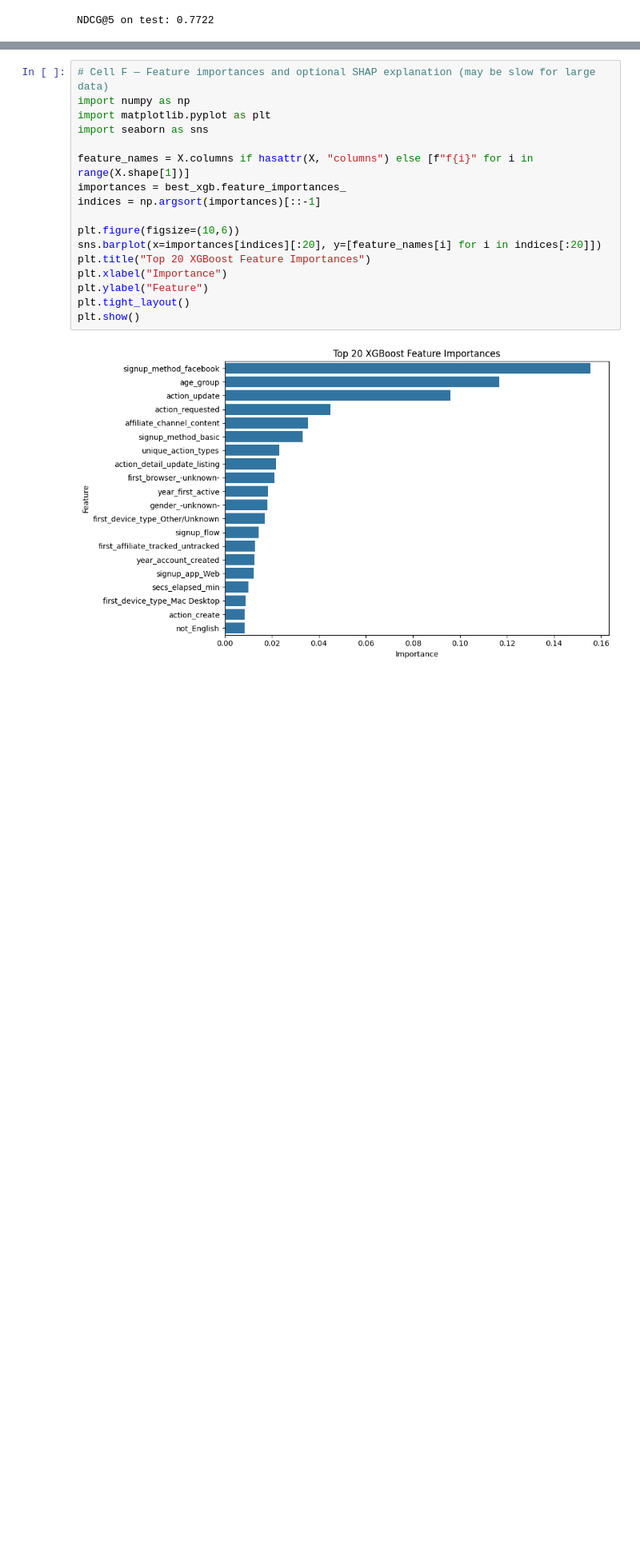
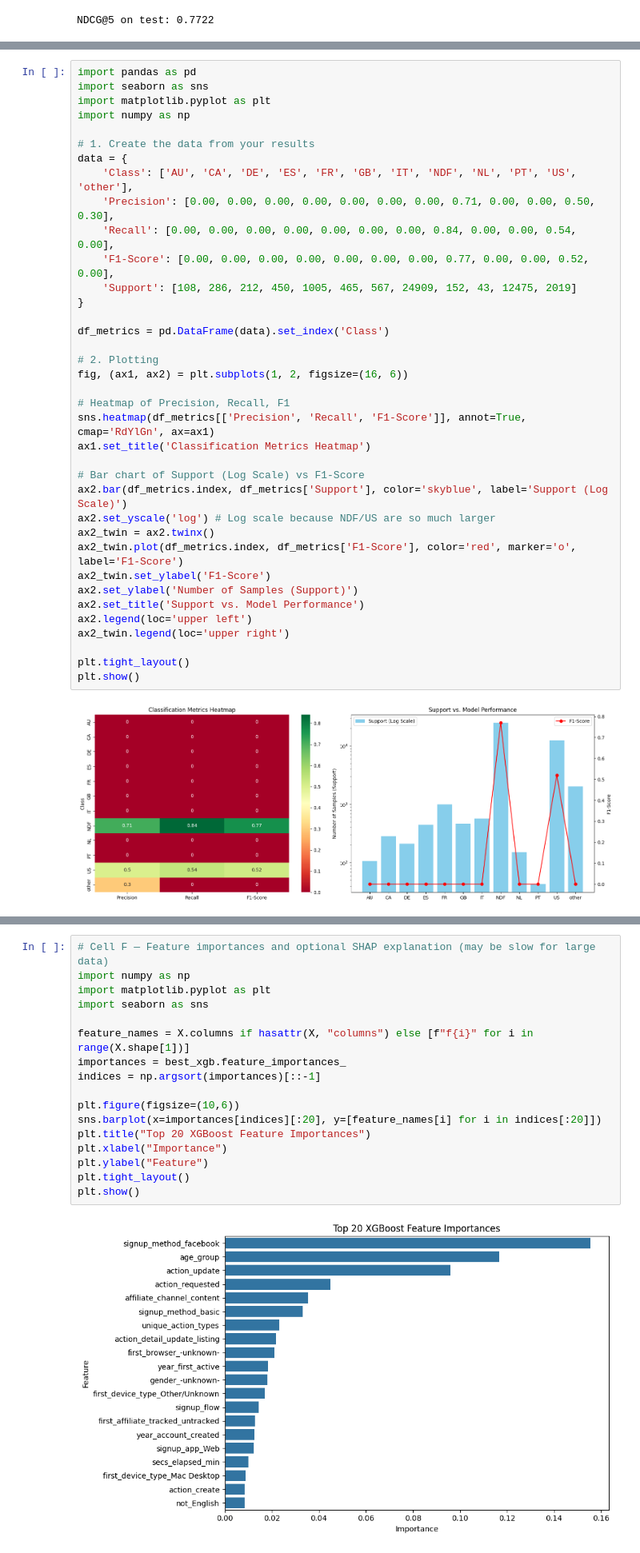
Before and after one commit to Rezacs/Airbnb, a Jupyter notebook: merged/FINAL.ipynb, the cells around one changed output, grey strips where cells are left out. Shown at 80% size. Cells and saved outputs as stored; diff of their text form; blank space fills up the shorter version.

```diff
--- a/merged/FINAL.ipynb
+++ b/merged/FINAL.ipynb
@@ -2206,0 +2295,39 @@ NDCG@5 on test: 0.7722
+# %%
+import pandas as pd
+import seaborn as sns
+import matplotlib.pyplot as plt
+import numpy as np
+
+# 1. Create the data from your results
+data = {
+    'Class': ['AU', 'CA', 'DE', 'ES', 'FR', 'GB', 'IT', 'NDF', 'NL', 'PT', 'US', 'other'],
+    'Precision': [0.00, 0.00, 0.00, 0.00, 0.00, 0.00, 0.00, 0.71, 0.00, 0.00, 0.50, 0.30],
+    'Recall': [0.00, 0.00, 0.00, 0.00, 0.00, 0.00, 0.00, 0.84, 0.00, 0.00, 0.54, 0.00],
+    'F1-Score': [0.00, 0.00, 0.00, 0.00, 0.00, 0.00, 0.00, 0.77, 0.00, 0.00, 0.52, 0.00],
+    'Support': [108, 286, 212, 450, 1005, 465, 567, 24909, 152, 43, 12475, 2019]
+}
+
+df_metrics = pd.DataFrame(data).set_index('Class')
+
+# 2. Plotting
+fig, (ax1, ax2) = plt.subplots(1, 2, figsize=(16, 6))
+
+# Heatmap of Precision, Recall, F1
+sns.heatmap(df_metrics[['Precision', 'Recall', 'F1-Score']], annot=True, cmap='RdYlGn', ax=ax1)
+ax1.set_title('Classification Metrics Heatmap')
+
+# Bar chart of Support (Log Scale) vs F1-Score
+ax2.bar(df_metrics.index, df_metrics['Support'], color='skyblue', label='Support (Log Scale)')
+ax2.set_yscale('log') # Log scale because NDF/US are so much larger
+ax2_twin = ax2.twinx()
+ax2_twin.plot(df_metrics.index, df_metrics['F1-Score'], color='red', marker='o', label='F1-Score')
+ax2_twin.set_ylabel('F1-Score')
+ax2.set_ylabel('Number of Samples (Support)')
+ax2.set_title('Support vs. Model Performance')
+ax2.legend(loc='upper left')
+ax2_twin.legend(loc='upper right')
+
+plt.tight_layout()
+plt.show()
+# %% [output]
+[figure, added]
```
Also changed, not shown: parts of 5 cells of this notebook.
